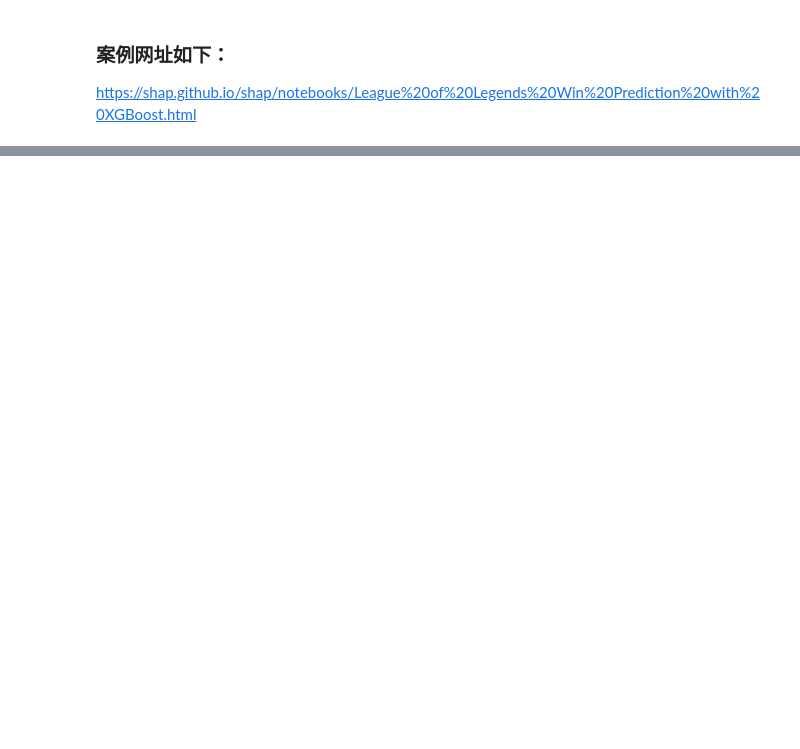
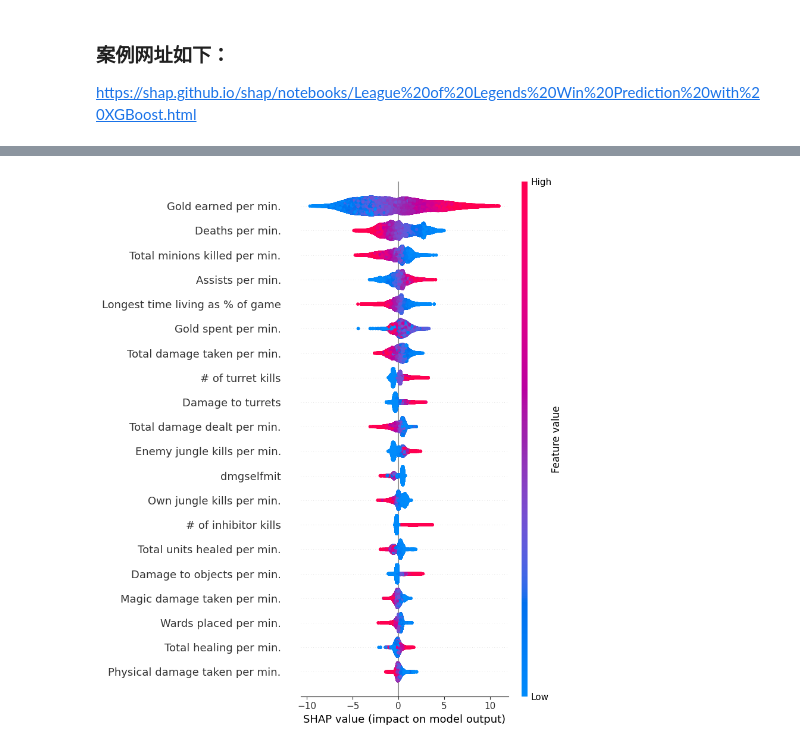
Before and after one commit to Zhangcantprogram/ML_Base_Study, a Jupyter notebook: Shap/XGBoost_shap/LOL_demo.ipynb, the cells around one changed output, grey strips where cells are left out. Drawn from its saved outputs; the diff is of its cells as text; code cells hidden in the pictures; blank space fills up the shorter version.

```diff
--- a/Shap/XGBoost_shap/LOL_demo.ipynb
+++ b/Shap/XGBoost_shap/LOL_demo.ipynb
@@ -14,7 +14,7 @@ shap.initjs()
 [interactive output not drawn]
 # %%
 # read in the data
-prefix = "./data/league-of-legends-ranked-matches/"
+prefix = "../data/league-of-legends-ranked-matches/"
 matches = pd.read_csv(prefix+"matches.csv")
 participants = pd.read_csv(prefix+"participants.csv")
 # 当 low_memory=False 时，pandas 会一次性将整个文件读取到内存中，并推断每列的类型。
@@ -46,6 +46,8 @@ X = allstats.drop(["win"], axis=1)
 y = allstats["win"]
 
 # convert all features we want to consider as rates
+# 这段代码的主要目的是对原始特征进行标准化，将它们转换为每分钟的速率或者游戏时长的比例，
+# 以便使不同特征的尺度一致，从而提高模型训练的效果和稳定性。
 rate_features = [
     "kills", "deaths", "assists", "killingsprees", "doublekills",
     "triplekills", "quadrakills", "pentakills", "legendarykills",
@@ -61,9 +63,12 @@ for feature_name in rate_features:
     X[feature_name] /= X["duration"] / 60 # per minute rate
 
 # convert to fraction of game
+# longesttimespentliving表示玩家在游戏中连续存活的最长时间（单位为秒）
+# 这里将其转换为相对于整个游戏时长的比例，使其值在0到1之间
 X["longesttimespentliving"] /= X["duration"]
 
 # define friendly names for the features
+# 字典的键是数据集中原始的列名，值是经过描述性的重命名
 full_names = {
     "kills": "Kills per min.",
     "deaths": "Deaths per min.",
@@ -105,11 +110,17 @@ full_names = {
     "inhibkills": "# of inhibitor kills",
     "dmgtoturrets": "Damage to turrets"
 }
+
+# full_names.get(n1, n2) 尝试从字典 full_names 中查找键 n1 对应的值。
+# 如果字典中存在键 n1，则返回对应的友好名称；如果不存在，则返回原始名称 n2。
 feature_names = [full_names.get(n, n) for n in X.columns]
 X.columns = feature_names
 
 # create train/validation split
 Xt, Xv, yt, yv = train_test_split(X,y, test_size=0.2, random_state=10)
+# xgb.DMatrix 是 XGBoost 提供的数据格式，用于提高训练速度和内存效率
+# label=yt.values 和 label=yv.values：分别为训练集和验证集的目标变量。
+# yt.values 和 yv.values 将 Pandas 系列对象转换为 NumPy 数组格式，这样更适合 XGBoost 的输入格式。
 dt = xgb.DMatrix(Xt, label=yt.values)
 dv = xgb.DMatrix(Xv, label=yv.values)
 # %%
@@ -125,0 +177,4 @@ model = xgb.train(params, dt, 300, [(dt, "train"),(dv, "valid")], early_stopping
+# %%
+shap.summary_plot(shap_values, Xv)
+# %% [output]
+[figure, added]
```
Also changed, not shown: parts of 6 cells of this notebook.
